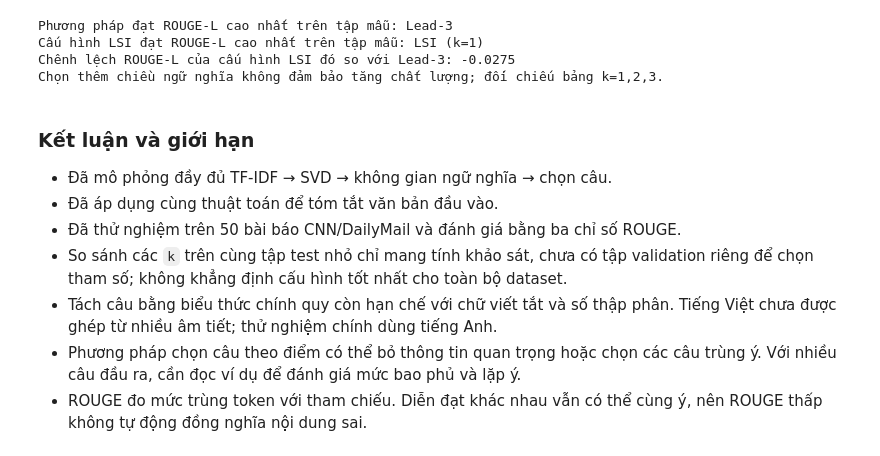
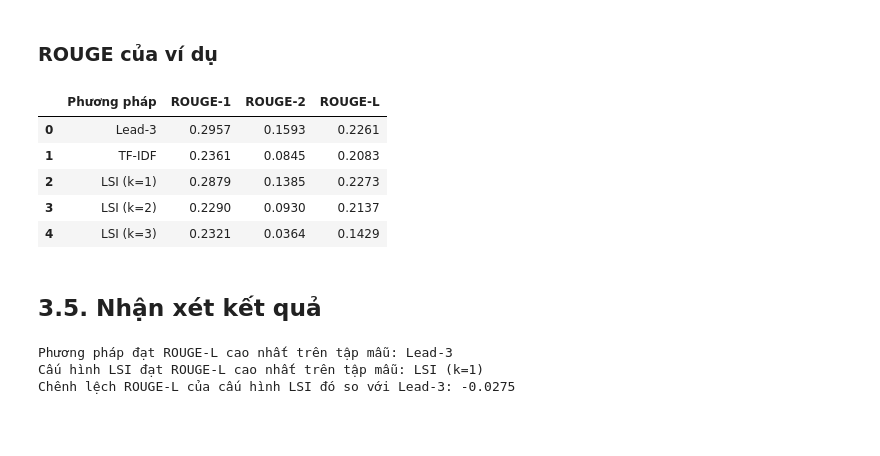
Before and after one commit to huuhieu56/NLP2, a Jupyter notebook: LSI_Tom_tat_ngu_nghia.ipynb, the cells around one changed output. Saved outputs shown, nothing was run; the diff lists cells and outputs as text; code cells hidden in the pictures; blank space fills up the shorter version.

```diff
--- a/LSI_Tom_tat_ngu_nghia.ipynb
+++ b/LSI_Tom_tat_ngu_nghia.ipynb
@@ -16,13 +0,0 @@ Dữ liệu 50 bài báo đã kèm trong thư mục `data`; notebook đọc tr
-# %%
-import json
-import re
-import unicodedata
-from collections import Counter
-from pathlib import Path
-
-import numpy as np
-import pandas as pd
-from IPython.display import Markdown, display
-
-pd.set_option("display.max_colwidth", 120)
-pd.set_option("display.precision", 4)
@@ -427,0 +369,3 @@ với điểm từ thư viện dùng stemming hoặc ROUGE-Lsum.
+# %%
+records = load_dataset("abisee/cnn_dailymail", "3.0.0", split="test[:50]")
+print("Số bài báo:", len(records))
@@ -555,3 +508,16 @@ LSI luôn tốt hơn. Xếp hạng bằng ROUGE không đánh giá đầy đủ
+# %% [markdown]
+### ROUGE của ví dụ
+# %%
+evaluation.loc[evaluation["id"].eq(example_id)].drop(columns="id")
+# %% [output]
+|  | Phương pháp | ROUGE-1 | ROUGE-2 | ROUGE-L |
+| 0 | Lead-3 | 0.2957 | 0.1593 | 0.2261 |
+| 1 | TF-IDF | 0.2361 | 0.0845 | 0.2083 |
+| 2 | LSI (k=1) | 0.2879 | 0.1385 | 0.2273 |
+| 3 | LSI (k=2) | 0.2290 | 0.0930 | 0.2137 |
+| 4 | LSI (k=3) | 0.2321 | 0.0364 | 0.1429 |
+# %% [markdown]
+## 3.5. Nhận xét kết quả
 # %%
 best_method = average_scores["ROUGE-L"].idxmax()
 lsi_scores = average_scores.loc[[f"LSI (k={k})" for k in experiment_k_values]]
@@ -561,23 +527,7 @@ lead_difference = average_scores.loc[best_lsi, "ROUGE-L"] - average_scores.loc["
 print("Phương pháp đạt ROUGE-L cao nhất trên tập mẫu:", best_method)
 print("Cấu hình LSI đạt ROUGE-L cao nhất trên tập mẫu:", best_lsi)
 print(f"Chênh lệch ROUGE-L của cấu hình LSI đó so với Lead-3: {lead_difference:+.4f}")
-print("Chọn thêm chiều ngữ nghĩa không đảm bảo tăng chất lượng; đối chiếu bảng k=1,2,3.")
 # %% [output]
 Phương pháp đạt ROUGE-L cao nhất trên tập mẫu: Lead-3
 Cấu hình LSI đạt ROUGE-L cao nhất trên tập mẫu: LSI (k=1)
 Chênh lệch ROUGE-L của cấu hình LSI đó so với Lead-3: -0.0275
-Chọn thêm chiều ngữ nghĩa không đảm bảo tăng chất lượng; đối chiếu bảng k=1,2,3.
-# %% [markdown]
-### Kết luận và giới hạn
-
-- Đã mô phỏng đầy đủ TF-IDF → SVD → không gian ngữ nghĩa → chọn câu.
-- Đã áp dụng cùng thuật toán để tóm tắt văn bản đầu vào.
-- Đã thử nghiệm trên 50 bài báo CNN/DailyMail và đánh giá bằng ba chỉ số ROUGE.
-- So sánh các `k` trên cùng tập test nhỏ chỉ mang tính khảo sát, chưa có tập
-  validation riêng để chọn tham số; không khẳng định cấu hình tốt nhất cho toàn bộ dataset.
-- Tách câu bằng biểu thức chính quy còn hạn chế với chữ viết tắt và số thập phân.
-  Tiếng Việt chưa được ghép từ nhiều âm tiết; thử nghiệm chính dùng tiếng Anh.
-- Phương pháp chọn câu theo điểm có thể bỏ thông tin quan trọng hoặc chọn các
-  câu trùng ý. Với nhiều câu đầu ra, cần đọc ví dụ để đánh giá mức bao phủ và lặp ý.
-- ROUGE đo mức trùng token với tham chiếu. Diễn đạt khác nhau vẫn có thể cùng ý,
-  nên ROUGE thấp không tự động đồng nghĩa nội dung sai.
```
Also changed, not shown: parts of 87 cells of this notebook, 2 other files.
